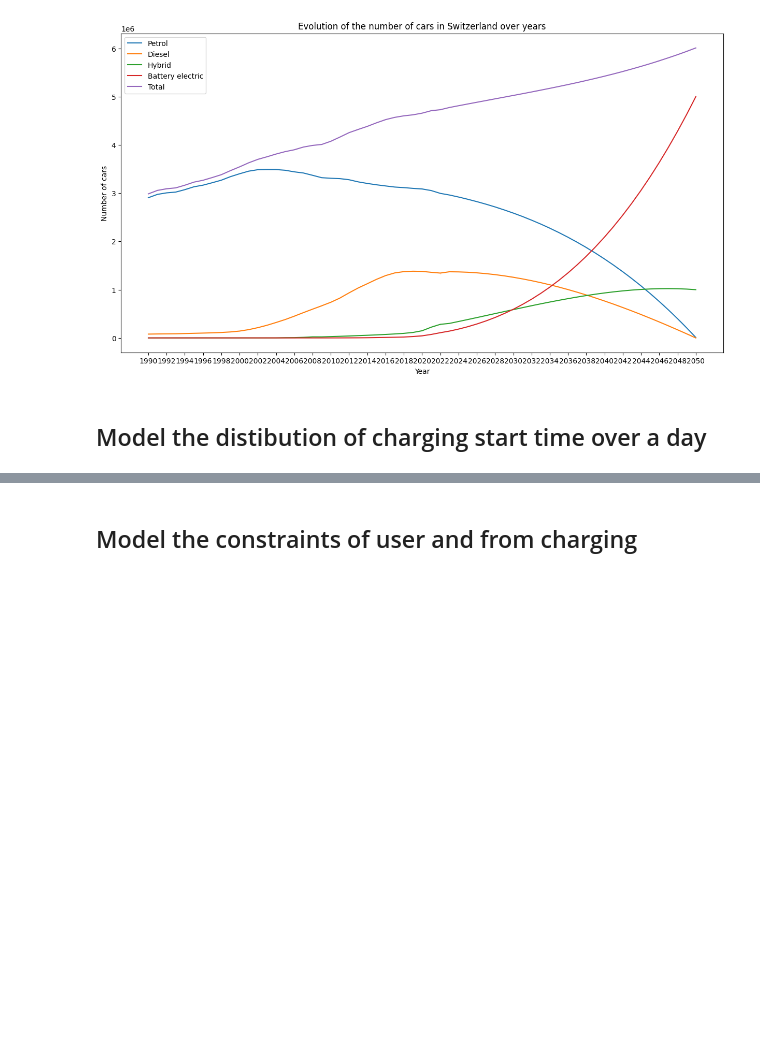
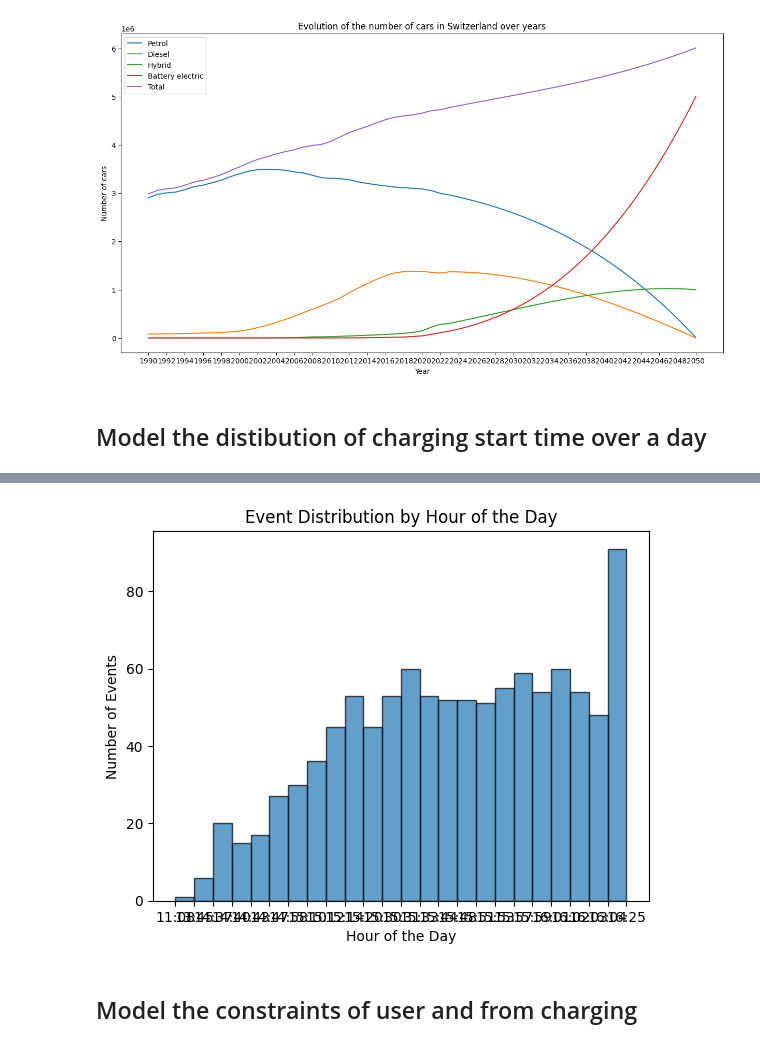
Before and after one commit to yanis-trn/EnergyNow2.0, a Jupyter notebook: EV-modeling.ipynb, the cells around one changed output, grey strips where cells are left out. Saved outputs shown, nothing was run; the diff lists cells and outputs as text; code cells hidden in the pictures; blank space fills up the shorter version.

```diff
--- a/EV-modeling.ipynb
+++ b/EV-modeling.ipynb
@@ -172,3 +265,18 @@ plot_evolution(data_ev_forecast)
+# %%
+## plot the distribution of hour of the day
+
+plt.hist(df['hour'], bins=24, range=(0, 24), edgecolor='black', alpha=0.7)
+plt.title('Event Distribution by Hour of the Day')
+plt.xlabel('Hour of the Day')
+plt.ylabel('Number of Events')
+
+# Set the x-axis labels to show every hour
+plt.xticks(range(0, 25))
+
+# Display the histogram
+plt.show()
+# %% [output]
+[figure, added]
 # %% [markdown]
 ## Model the constraints of user and from charging
 # %% [markdown]
```
Also changed, not shown: parts of 12 cells of this notebook.
